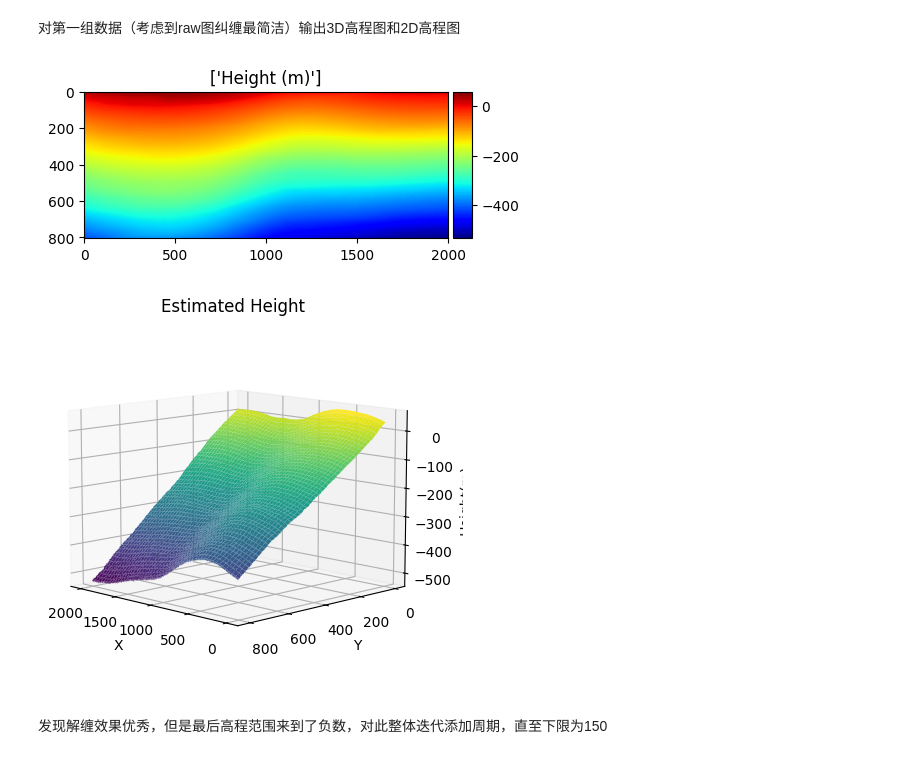
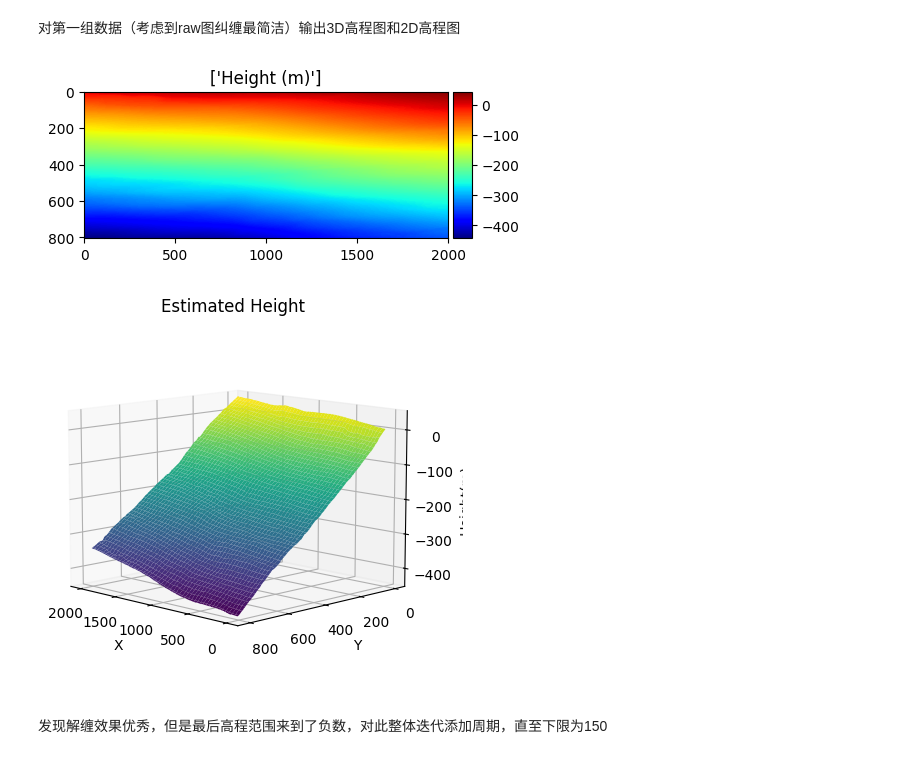
Before and after one commit to BlingCc233/project_A, a Jupyter notebook: nostack.ipynb, the cells around one changed output. Cells and saved outputs as stored; diff of their text form; code cells hidden in the pictures.

```diff
--- a/nostack.ipynb
+++ b/nostack.ipynb
@@ -176,20 +176,20 @@ def unwrap_phase(theta):
 # %% [markdown]
 对第一组数据（考虑到raw图纠缠最简洁）输出3D高程图和2D高程图
 # %%
-phi = unwrap_phase(np.array(df_theta[0]))
+phi = unwrap_phase(np.array(df_theta[4]))
 
 # while np.min(phi) < 0:
 #     phi += 2 * np.pi
 
 results = np.zeros((num_rows, num_cols))
 
-results = -1 * phi / np.array(df_k[0])
+results = -1 * phi / np.array(df_k[4])
 
 plot(results, titles=["Height (m)"])
 draw3D(results)
 # %% [output]
-[figure, old version]
+[figure, new version]
-[figure, old version]
+[figure, new version]
 # %% [markdown]
 发现解缠效果优秀，但是最后高程范围来到了负数，对此整体迭代添加周期，直至下限为150
 # %%
```
Also changed, not shown: parts of 7 cells of this notebook.
